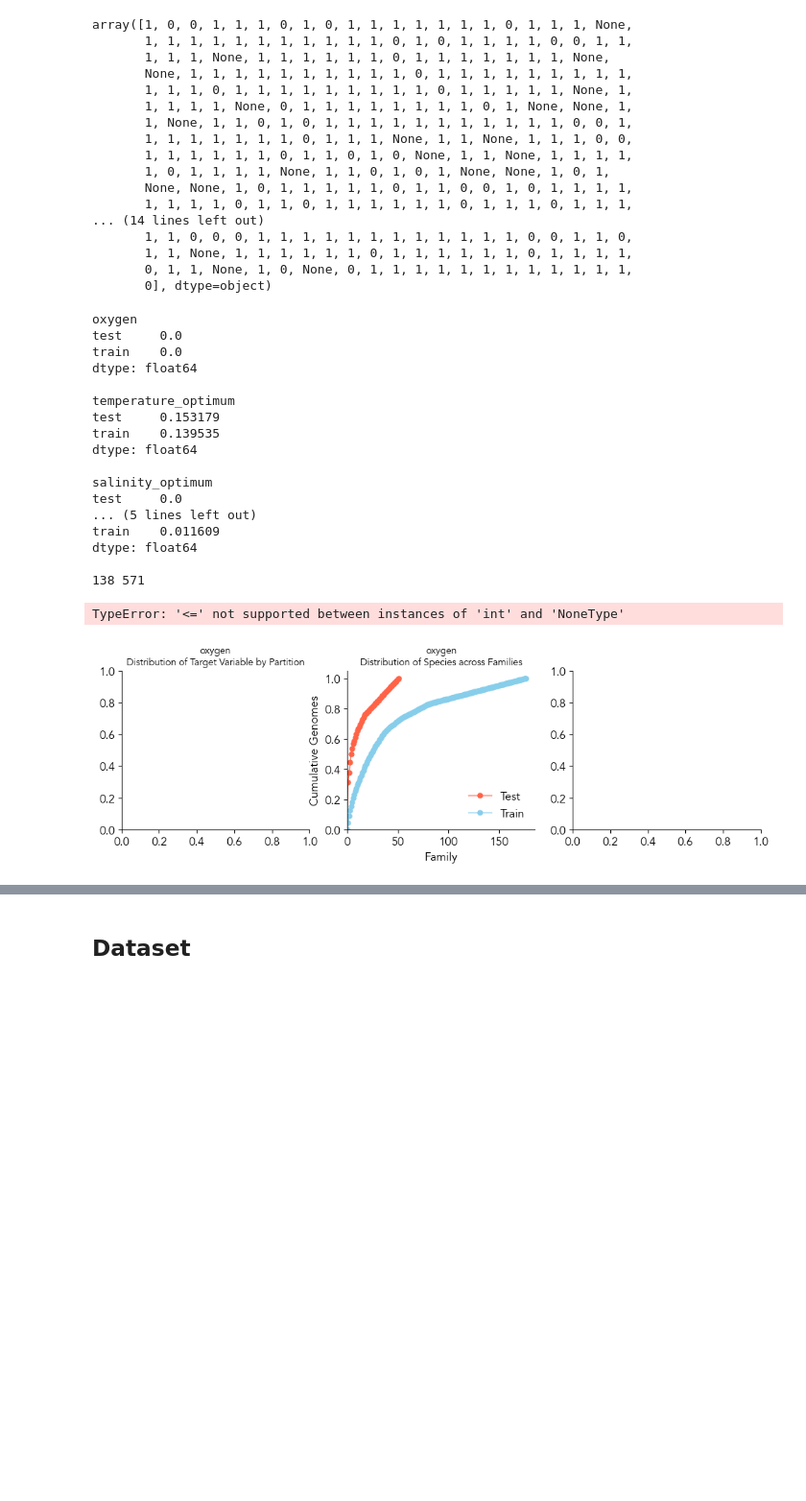
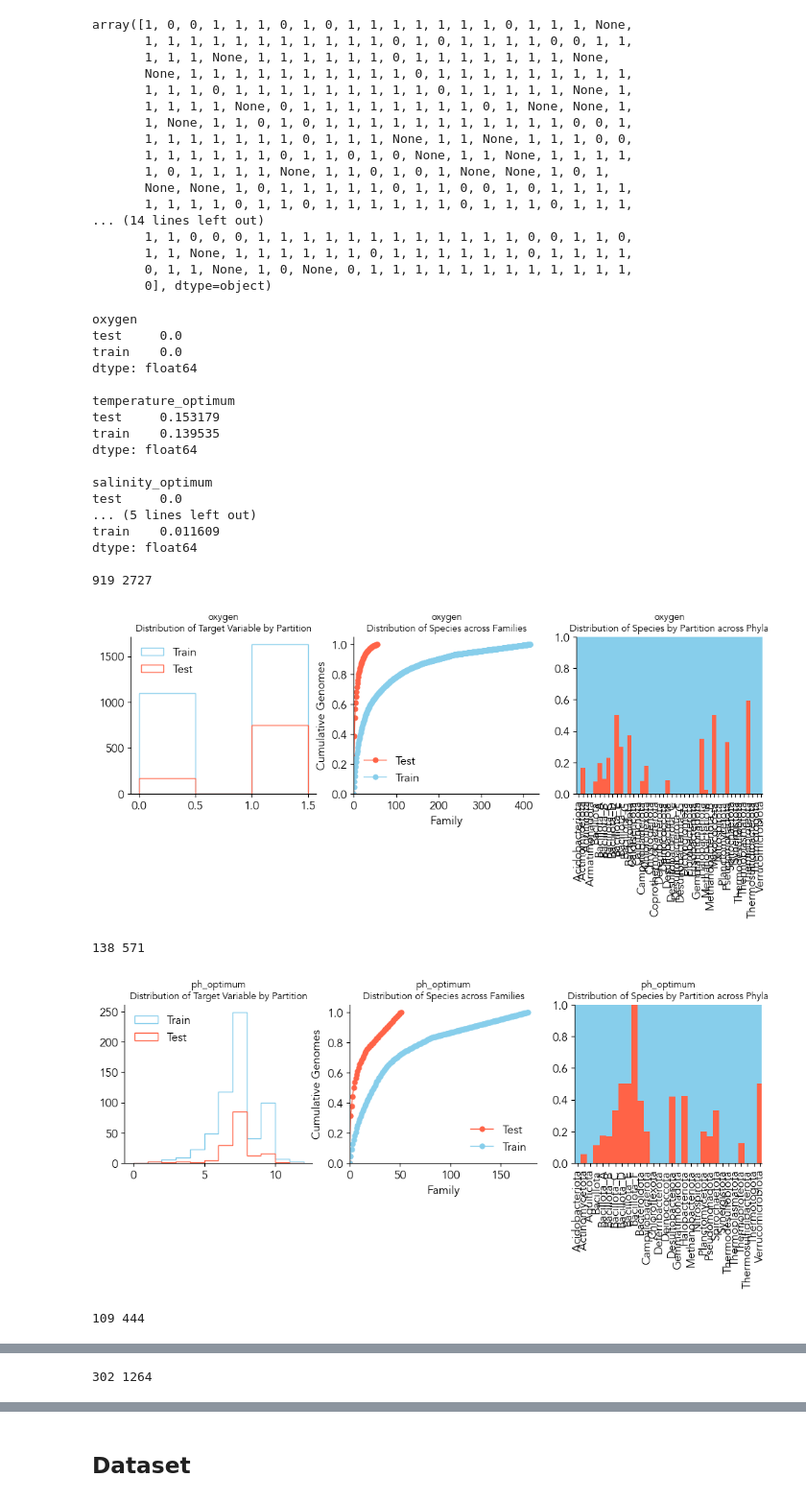
Before and after one commit to cultivarium/GenomeSPOT, a Jupyter notebook: notebooks/prepare_training_data.ipynb, the cells around one changed output, grey strips where cells are left out. Shown at 96% size. Drawn from its saved outputs; the diff is of its cells as text; code cells hidden in the pictures; blank space fills up the shorter version.

```diff
--- a/notebooks/prepare_training_data.ipynb
+++ b/notebooks/prepare_training_data.ipynb
@@ -434,6 +434,11 @@ Must run `make_holdout_sets.py` beforehand
 PATH_TO_HOLDOUTS = '../data/holdouts'
 # %%
 df = pd.read_csv(OUTPUT_TRAINING_DATA_TSV, index_col=0, sep='\t')
+# %%
+condition = 'oxygen'
+train_set, test_set = load_train_and_test_sets(condition, PATH_TO_HOLDOUTS)
+
+#df.loc[train_set, condition].tolist()
 # %%
 X_train
 # %% [output]
@@ -488,7 +493,7 @@ partitioner = PartitionTaxa(
         diversity_rank='genus',
     )
 
-for target_type, bins in [
+for condition, bins in [
    ('oxygen', np.arange(0,2,0.5)),
                        ('ph',  np.arange(0,13,1)),
                        ('salinity', np.arange(0,37,1)),
@@ -496,11 +501,7 @@ for target_type, bins in [
                  ]:
 
 
-    if target_type == "oxygen":
-        target = target_type
-    else:
-        target = target_type + "_optimum"
-
+    target = rename_condition_to_variable(condition)
     train_set, test_set = load_train_and_test_sets(condition, PATH_TO_HOLDOUTS)
     train_set = set(train_set)
     test_set = set(test_set)
@@ -551,33 +552,35 @@ for target_type, bins in [
     df_counts = pd.DataFrame.from_dict(proportion_dict, orient='index').sort_index()
     df_counts.columns = ['Test']
     df_counts['Train'] = 1 - df_counts['Test']
     ax.set_title(f"{target}\nDistribution of Species by Partition across Phyla", fontsize=10)
     df_counts.plot.bar(ax=ax, width=1, color=[test_color, train_color], edgecolor='None', stacked=True, legend=False)
     ax.set_ylim([0,1])
     ax.set_xlim([-0.5,ax.get_xlim()[1]-0.45])
 
     for ax in axes:
         ax.spines['top'].set_visible(False)
         ax.spines['right'].set_visible(False)
 
     plt.show()
 # %% [output]
 oxygen
 test     0.0
 train    0.0
 dtype: float64
 
 temperature_optimum
 test     0.153179
 train    0.139535
 dtype: float64
 
 salinity_optimum
 test     0.0
 ... (5 lines left out)
 train    0.011609
 dtype: float64
 
-138 571
+919 2727
+[figure, new version]
-TypeError: '<=' not supported between instances of 'int' and 'NoneType'
+138 571
-[figure, old version]
+[figure, added]
+109 444
@@ -583,0 +588 @@ TypeError: '<=' not supported between instances of 'int' and 'NoneType'
+302 1264
```
Also changed, not shown: parts of 1 cell of this notebook, 26 other files.
